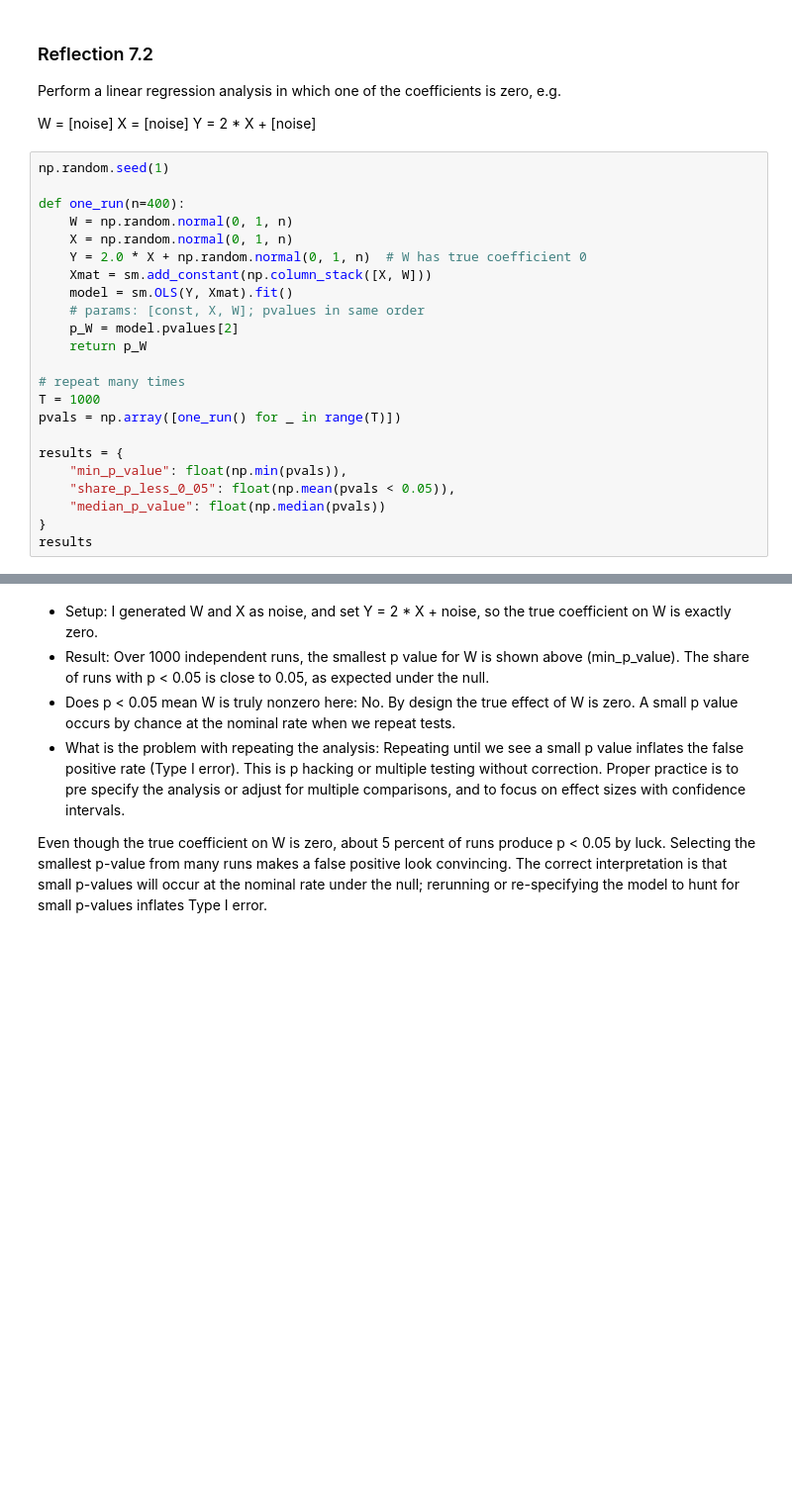
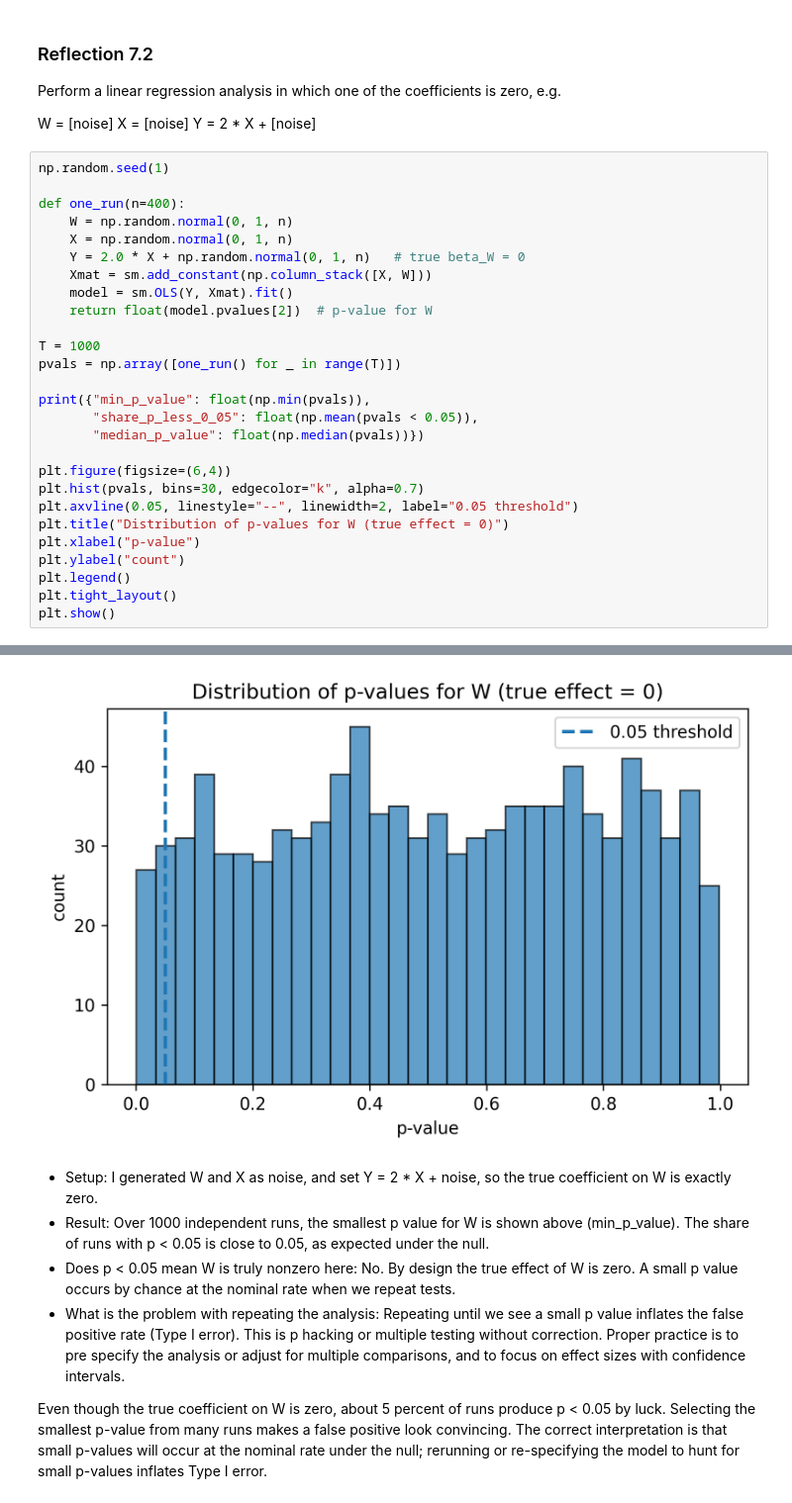
Before and after one commit to SergeyNelyapenkoBU/DX702-mod-6, a Jupyter notebook: Homework-Reflections-5-8.ipynb, the cells around one changed output, grey strips where cells are left out. Shown at 99% size. Drawn from its saved outputs; the diff is of its cells as text; blank space fills up the shorter version.

```diff
--- a/Homework-Reflections-5-8.ipynb
+++ b/Homework-Reflections-5-8.ipynb
@@ -538,21 +601,25 @@ np.random.seed(1)
 def one_run(n=400):
     W = np.random.normal(0, 1, n)
     X = np.random.normal(0, 1, n)
-    Y = 2.0 * X + np.random.normal(0, 1, n)  # W has true coefficient 0
+    Y = 2.0 * X + np.random.normal(0, 1, n)   # true beta_W = 0
     Xmat = sm.add_constant(np.column_stack([X, W]))
     model = sm.OLS(Y, Xmat).fit()
-    # params: [const, X, W]; pvalues in same order
-    p_W = model.pvalues[2]
-    return p_W
+    return float(model.pvalues[2])  # p-value for W
 
-# repeat many times
 T = 1000
 pvals = np.array([one_run() for _ in range(T)])
 
-results = {
-    "min_p_value": float(np.min(pvals)),
-    "share_p_less_0_05": float(np.mean(pvals < 0.05)),
-    "median_p_value": float(np.median(pvals))
-}
-results
+print({"min_p_value": float(np.min(pvals)),
+       "share_p_less_0_05": float(np.mean(pvals < 0.05)),
+       "median_p_value": float(np.median(pvals))})
+
+plt.figure(figsize=(6,4))
+plt.hist(pvals, bins=30, edgecolor="k", alpha=0.7)
+plt.axvline(0.05, linestyle="--", linewidth=2, label="0.05 threshold")
+plt.title("Distribution of p-values for W (true effect = 0)")
+plt.xlabel("p-value")
+plt.ylabel("count")
+plt.legend()
+plt.tight_layout()
+plt.show()
 # %% [output]
@@ -562,3 +627,4 @@ results
+[figure, added]
 # %% [markdown]
 - Setup: I generated W and X as noise, and set Y = 2 * X + noise, so the true coefficient on W is exactly zero.
 - Result: Over 1000 independent runs, the smallest p value for W is shown above (min_p_value). The share of runs with p < 0.05 is close to 0.05, as expected under the null.
```
Also changed, not shown: parts of 10 cells of this notebook.
